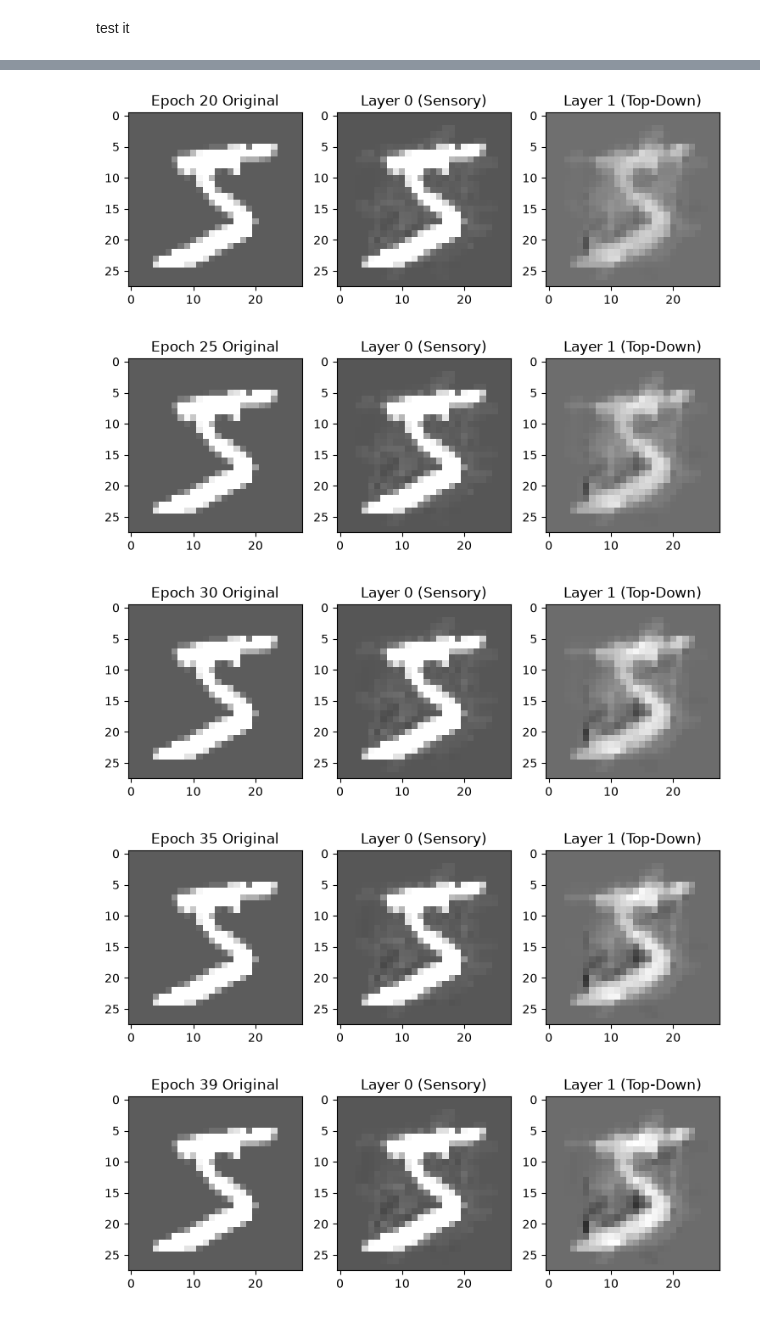
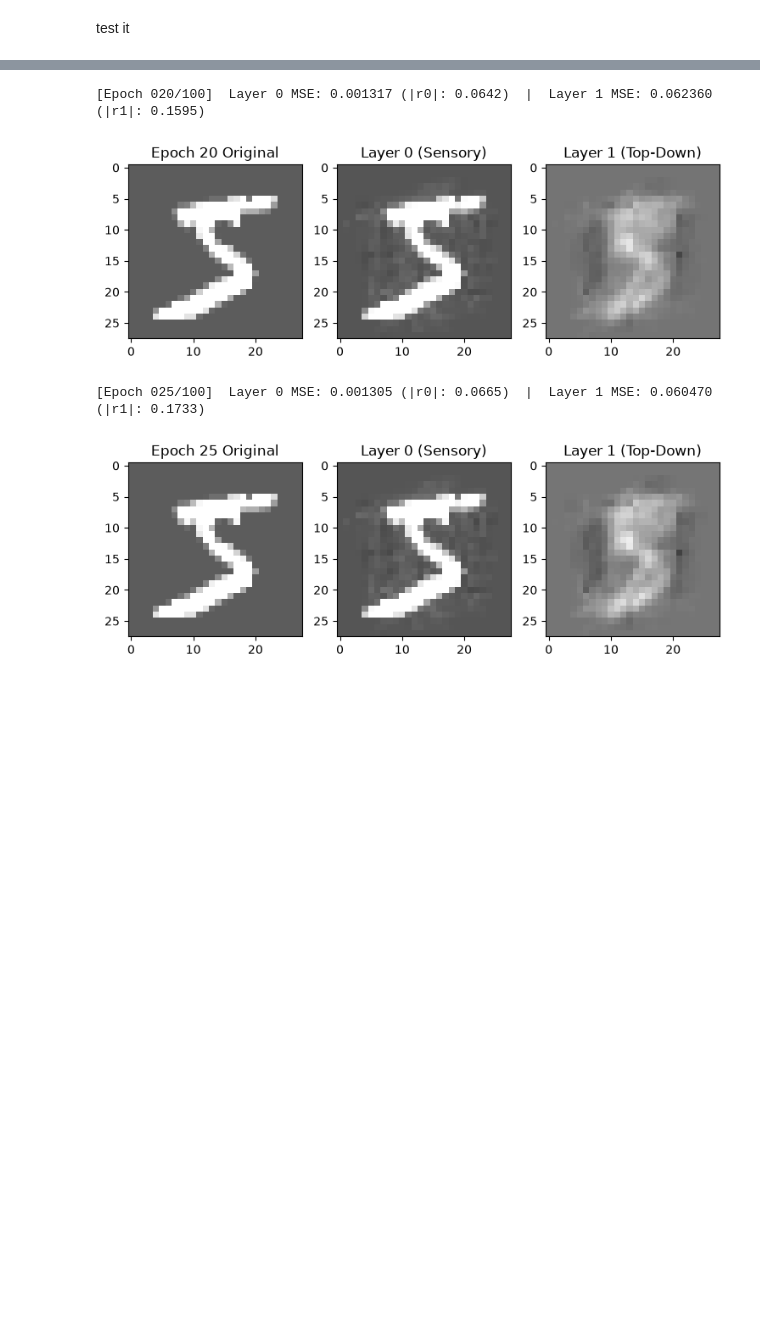
Before and after one commit to PandaGrdn/research-reimplementations, a Jupyter notebook: predictive_coding_proj/predictive_coding_simply.ipynb, the cells around one changed output, grey strips where cells are left out. Saved outputs shown, nothing was run; the diff lists cells and outputs as text; code cells hidden in the pictures; blank space fills up the shorter version.

```diff
--- a/predictive_coding_proj/predictive_coding_simply.ipynb
+++ b/predictive_coding_proj/predictive_coding_simply.ipynb
@@ -66,12 +66,15 @@ def validate_heirarchical(I, U, r, num_layers, f):
 
     I_hat_L0 = f(U[0] @ r[0])
 
-    r0_predicted = f(U[1] @ r[1])
-    I_hat_L1 = f(U[0] @ r0_predicted)
+    h = r[num_layers - 1]
+    for i in range(num_layers - 1, -1, -1):
+        h = f(U[i] @ h)
+    I_hat_top_down = h
 
     mse_L0 = torch.mean((I - I_hat_L0) ** 2)
-    mse_L1 = torch.mean((I - I_hat_L1) ** 2)
-    return mse_L0, mse_L1, I_hat_L0, I_hat_L1
+    mse_top_down = torch.mean((I - I_hat_top_down) ** 2)
+
+    return mse_L0, mse_top_down, I_hat_L0, I_hat_top_down
 # %%
 def to_I(image):
     I = image.float().reshape(-1, 1)
@@ -147,9 +150,9 @@ def test(I, U, r, f, f_prime, num_epochs_inner, num_layers, sigma_2, alpha, lr_r
     return U, r
 # %%
 def main():
-    num_data = 20
+    num_data = 100
     images = [input_data[i][0] for i in range(num_data)]
-    num_train_epochs = 40
+    num_train_epochs = 100
     alpha = 0.001
     lambda_u = 0.001
     lr_r = 0.005
@@ -163,6 +166,11 @@ def main():
 
     num_epochs_inner = 50
     num_epochs_outer = 1
+
+    print("=" * 60)
+    print(f"Starting Training: {num_train_epochs} Epochs | {num_data} Images | {num_layers} Layers")
+    print(f"Hyperparameters: lr_r={lr_r}, lr_U={lr_U}, alpha={alpha}, lambda_u={lambda_u}")
+    print("=" * 60)
 
     _, k, _, size = make_variables(images[0], num_layers=num_layers, num_patches=num_patches)
     r_bank = [[torch.randn(k[i], 1) * 0.1 for i in range(num_layers)] for _ in images]
@@ -185,6 +193,10 @@ def main():
 
             mse_L0, mse_L1, I_hat_L0, I_hat_L1 = validate_heirarchical(I, U, r_bank[0], num_layers, f)
 
+            r0_mag = r_bank[0][0].abs().mean().item()
+            r1_mag = r_bank[0][1].abs().mean().item()
+            print(f"[Epoch {epoch:03d}/{num_train_epochs:03d}]  Layer 0 MSE: {mse_L0:.6f} (|r0|: {r0_mag:.4f})  |  Layer 1 MSE: {mse_L1:.6f} (|r1|: {r1_mag:.4f})")
+
             fig, axes = plt.subplots(1, 3, figsize=(9, 3))
             axes[0].imshow(I.reshape(28, 28).detach().numpy(), cmap="gray", vmin=-0.5, vmax=0.5)
             axes[0].set_title(f"Epoch {epoch} Original")
@@ -200,6 +212,11 @@ def main():
     I, k, r, size = make_variables(val_img, num_layers=num_layers, num_patches=num_patches)
     _, r = test(I, U, r, f, f_prime, num_epochs_inner, num_layers, sigma_2, alpha, lr_r)
     mse_L0, mse_L1, I_hat_L0, I_hat_L1 = validate_heirarchical(I, U, r, num_layers, f)
+
+    r0_mag_val = r[0].abs().mean().item()
+    r1_mag_val = r[1].abs().mean().item()
+    print(f"Validation Metrics  ->  Layer 0 MSE: {mse_L0:.6f} (|r0|: {r0_mag_val:.4f})  |  Layer 1 MSE: {mse_L1:.6f} (|r1|: {r1_mag_val:.4f})")
+
     fig, axes = plt.subplots(1, 3, figsize=(9, 3))
     axes[0].imshow(I.reshape(28, 28).detach().numpy(), cmap="gray", vmin=-0.5, vmax=0.5)
     axes[0].set_title("Validation Original")
@@ -219,5 +244,4 @@ if __name__ == "__main__":
+[Epoch 020/100]  Layer 0 MSE: 0.001317 (|r0|: 0.0642)  |  Layer 1 MSE: 0.062360 (|r1|: 0.1595)
-[figure, old version]
+[figure, new version]
+[Epoch 025/100]  Layer 0 MSE: 0.001305 (|r0|: 0.0665)  |  Layer 1 MSE: 0.060470 (|r1|: 0.1733)
-[figure, old version]
+[figure, new version]
-[figure, removed]
-[figure, removed]
-[figure, removed]
```
Also changed, not shown: parts of 1 cell of this notebook.
